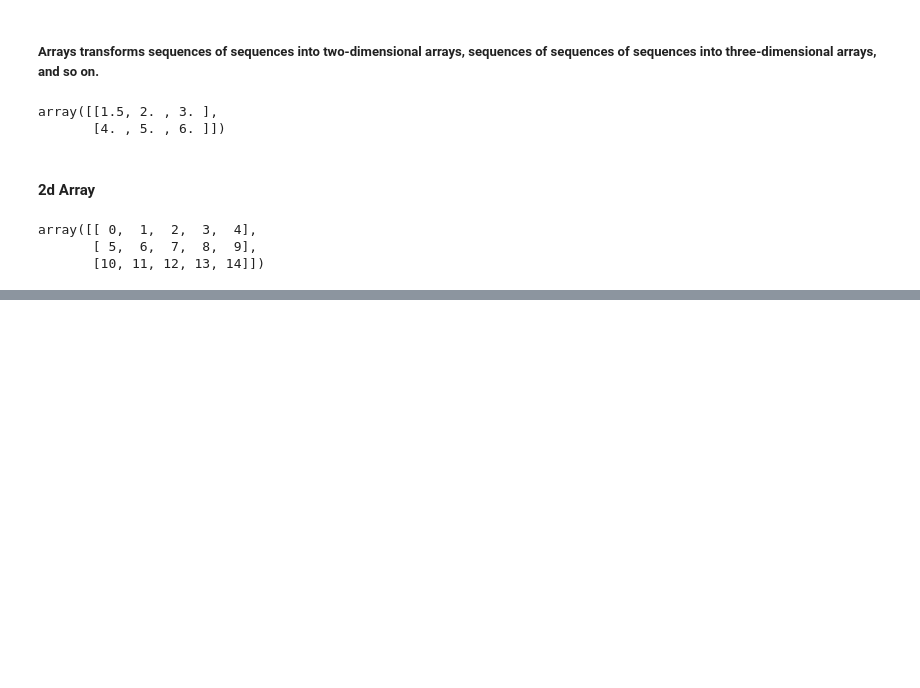
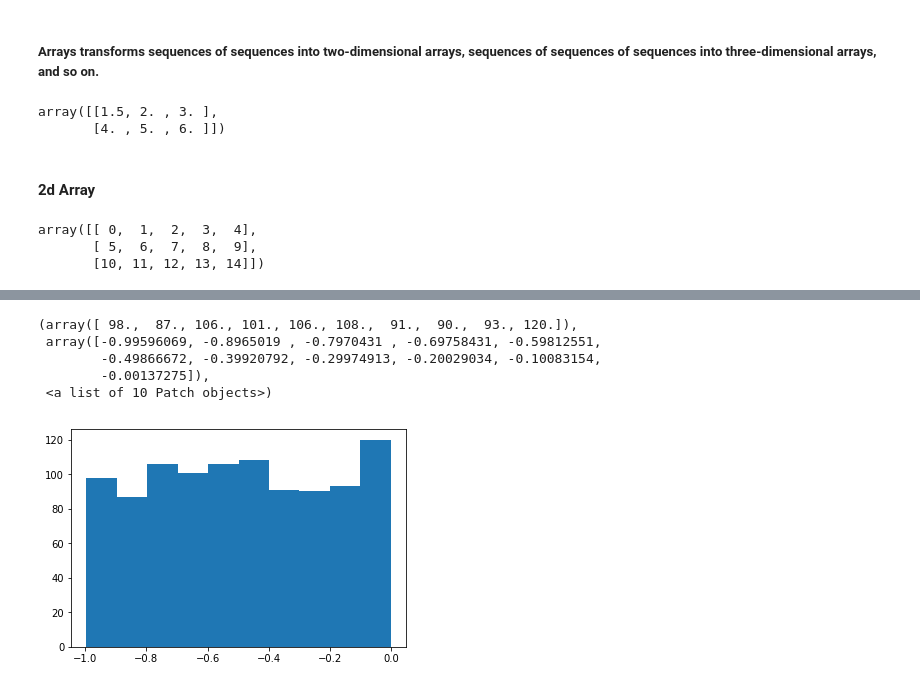
Before and after one commit to abigailCul/EmergingTechnologies, a Jupyter notebook: numpy-random.ipynb, the cells around one changed output, grey strips where cells are left out. Saved outputs shown, nothing was run; the diff lists cells and outputs as text; code cells hidden in the pictures; blank space fills up the shorter version.

```diff
--- a/numpy-random.ipynb
+++ b/numpy-random.ipynb
@@ -49,0 +103,2 @@ array([[ 0,  1,  2,  3,  4],
+# %%
+s = np.random.uniform(-1,0,1000)
@@ -49,0 +109,9 @@ array([[ 0,  1,  2,  3,  4],
+# %%
+plt.hist(s)
+# %% [output]
+(array([ 98.,  87., 106., 101., 106., 108.,  91.,  90.,  93., 120.]),
+ array([-0.99596069, -0.8965019 , -0.7970431 , -0.69758431, -0.59812551,
+        -0.49866672, -0.39920792, -0.29974913, -0.20029034, -0.10083154,
+        -0.00137275]),
+ <a list of 10 Patch objects>)
+[figure, added]
```
Also changed, not shown: parts of 16 cells of this notebook.
